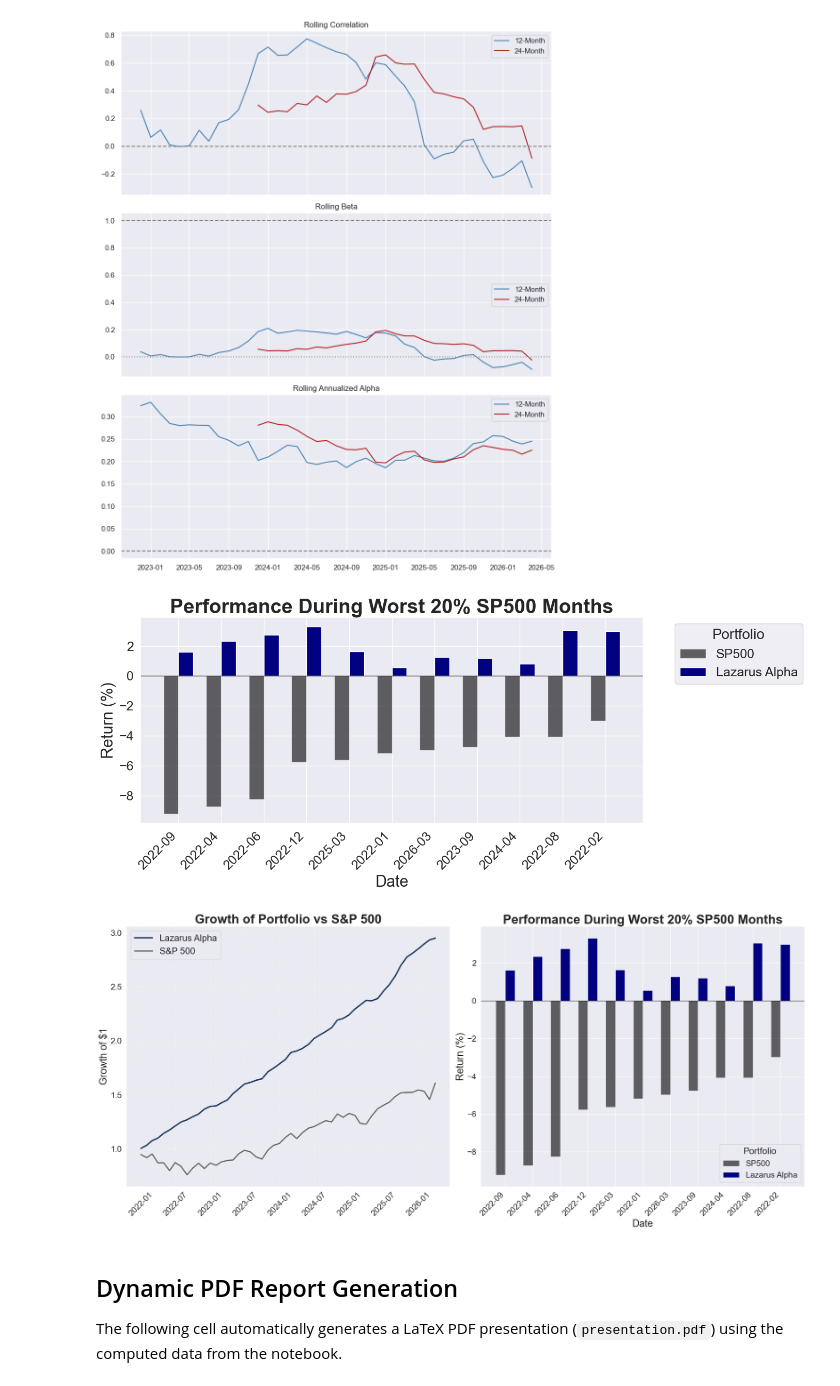
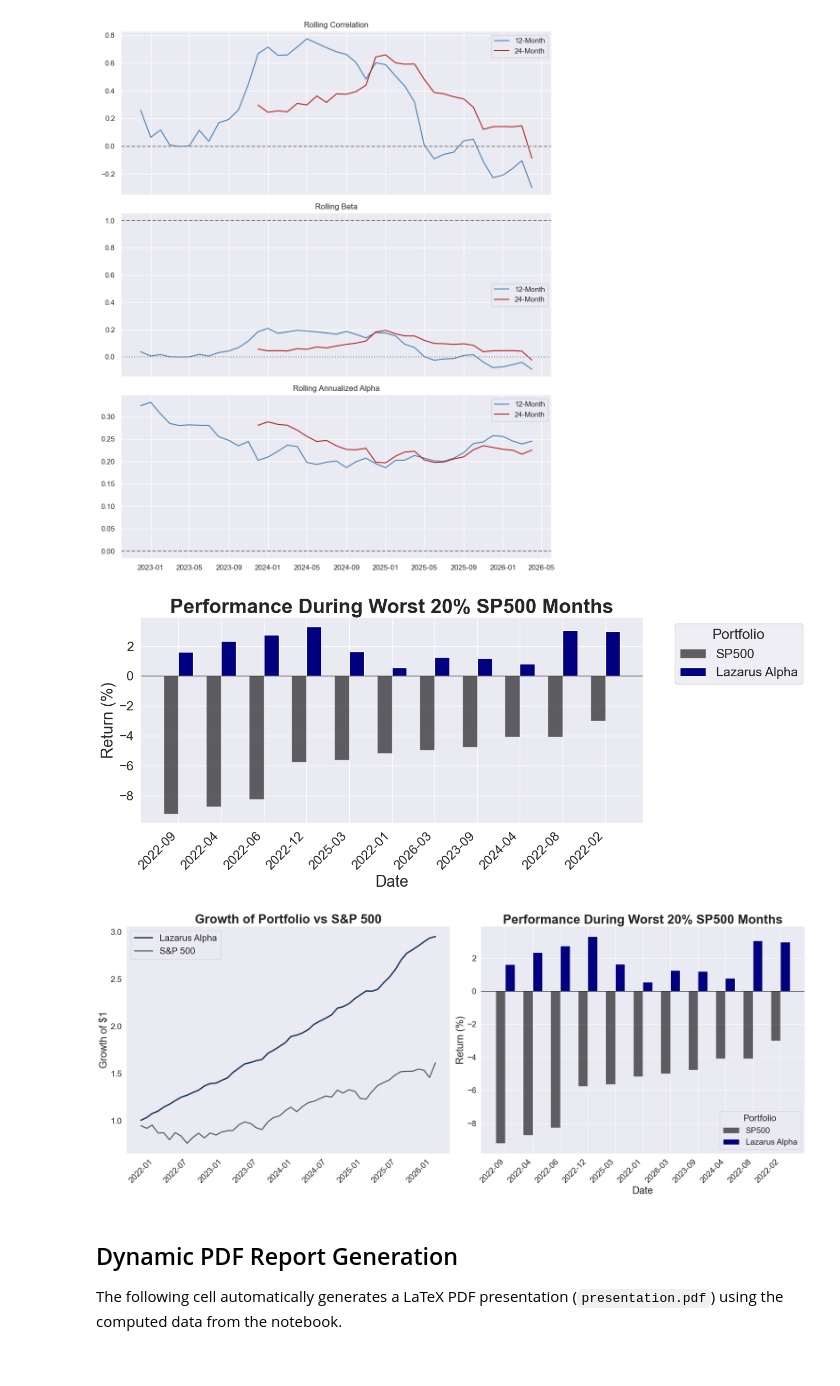
Before and after one commit to arthurdhonneur7/athenee_hf_portfolio, a Jupyter notebook: target_pflio.ipynb, the cells around one changed output. Saved outputs shown, nothing was run; the diff lists cells and outputs as text; code cells hidden in the pictures.

```diff
--- a/target_pflio.ipynb
+++ b/target_pflio.ipynb
@@ -865,36 +865,36 @@ fund_aligned = fund_aligned.reindex(sp500_aligned.index)
 cum_p = (1 + fund_aligned).cumprod()
 cum_s = (1 + sp500_aligned).cumprod()
 
-fig2, (ax2a, ax2b) = plt.subplots(1, 2, figsize=(22, 10))
+fig2, (ax2a, ax2b) = plt.subplots(1, 2, figsize=(22, 9))
 
 # Left Subplot: Growth
 ax2a.plot(cum_p.index, cum_p, label='Lazarus Alpha', color='#1A365D', linewidth=3)
 ax2a.plot(cum_s.index, cum_s, label='S&P 500', color='black', alpha=0.6, linewidth=2.5, linestyle='-')
 ax2a.set_title('Growth of Portfolio vs S&P 500', fontsize=28, fontweight='bold')
 ax2a.set_ylabel('Growth of $1', fontsize=22)
 ax2a.tick_params(axis='y', labelsize=18)
 ax2a.tick_params(axis='x', labelsize=18, rotation=45)
 ax2a.grid(True, linestyle='--', alpha=0.5)
 ax2a.legend(fontsize=20, loc='upper left')
 
 # Right Subplot: Worst 20%
 ax2b.bar(x - width/2, worst_months_plot['sp500'], width, label='SP500', color='black', alpha=0.6)
 ax2b.bar(x + width/2, worst_months_plot[port_name], width, label='Lazarus Alpha', color='navy')
 ax2b.set_title('Performance During Worst 20% SP500 Months', fontsize=28, fontweight='bold')
 ax2b.set_xlabel('Date', fontsize=22)
 ax2b.set_ylabel('Return (%)', fontsize=22)
 ax2b.set_xticks(x)
 ax2b.set_xticklabels(worst_months_plot.index, rotation=45, ha='right', fontsize=18)
 ax2b.tick_params(axis='y', labelsize=18)
 ax2b.legend(title='Portfolio', loc='lower right', fontsize=18, title_fontsize=20)
 ax2b.axhline(0, color='black', linewidth=1)
 
 plt.tight_layout()
 plt.savefig('report/combined_growth_worst20_sp500.pdf', bbox_inches='tight')
 plt.show()
 # %% [output]
 [figure]
-[figure, old version]
+[figure, new version]
 # %% [markdown]
 ## Dynamic PDF Report Generation
 The following cell automatically generates a LaTeX PDF presentation (`presentation.pdf`) using the computed data from the notebook.
```
Also changed, not shown: parts of 1 cell of this notebook, 33 other files.
